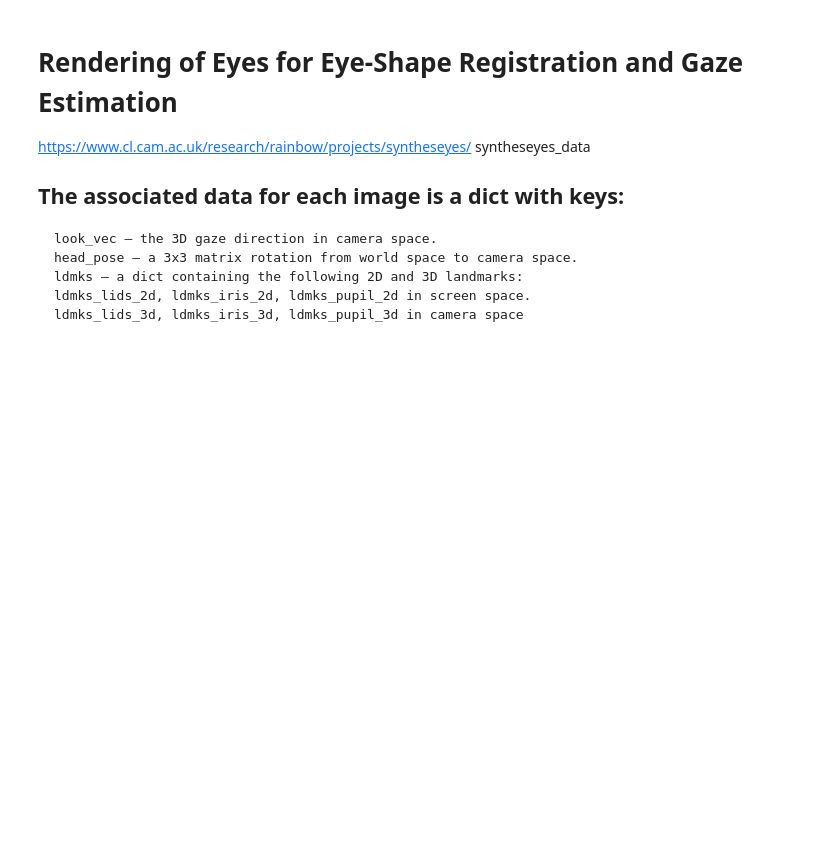
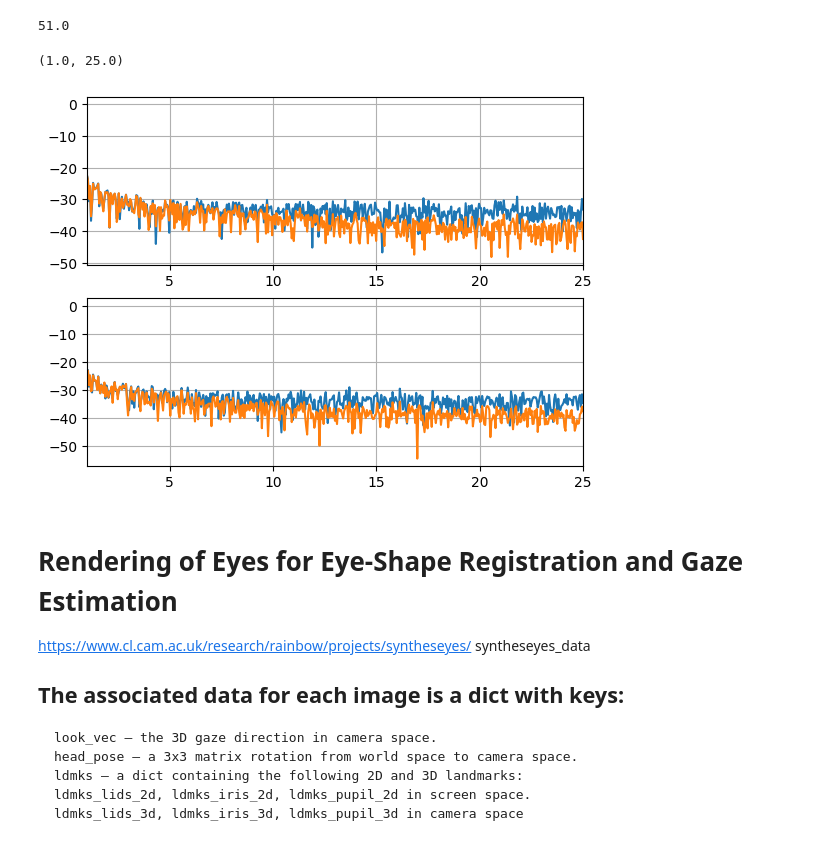
Before and after one commit to avi33/eyetracking, a Jupyter notebook: playground.ipynb, the cells around one changed output. Drawn from its saved outputs; the diff is of its cells as text; code cells hidden in the pictures; blank space fills up the shorter version.

```diff
--- a/playground.ipynb
+++ b/playground.ipynb
@@ -89,22 +149,29 @@ plt.show()
 # %%
-L = np.fft.rfft(left)
-L_est = np.fft.rfft(left_est)
-R = np.fft.rfft(right)
-R_est = np.fft.rfft(right_est)
-n_fft = left.shape[-1]
+n_fft = 1024
+L = np.fft.rfft(left, n=n_fft)
+L_est = np.fft.rfft(left_est, n=n_fft)
+R = np.fft.rfft(right, n=n_fft)
+R_est = np.fft.rfft(right_est, n=n_fft)
+# n_fft = left.shape[-1]
 fs = float(np.ceil(1/np.median(np.diff(t_ax))))
 print("{}".format(fs))
 f_ax = np.arange(0, fs/2, fs/n_fft)
 if f_ax.shape[-1] != R.shape[-1]:
     f_ax = np.arange(0, fs/2+fs/n_fft, fs/n_fft)
 fig, ax = plt.subplots(2)
 ax[0].plot(f_ax, 10*np.log10(np.abs(L)/np.max(np.abs(L))))
 ax[0].plot(f_ax, 10*np.log10(np.abs(L_est)/np.max(np.abs(L_est))))
 ax[0].grid(True)
+ax[0].set_xlim(1, 25)
 
 ax[1].plot(f_ax, 10*np.log10(np.abs(R)/np.max(np.abs(R))))
 ax[1].plot(f_ax, 10*np.log10(np.abs(R_est)/np.max(np.abs(R_est))))
 ax[1].grid(True)
+ax[1].set_xlim(1, 25)
+# %% [output]
+51.0
+(1.0, 25.0)
+[figure, added]
 # %% [markdown]
 # Rendering of Eyes for Eye-Shape Registration and Gaze Estimation
 https://www.cl.cam.ac.uk/research/rainbow/projects/syntheseyes/
```
Also changed, not shown: parts of 12 cells of this notebook, 3 other files.
